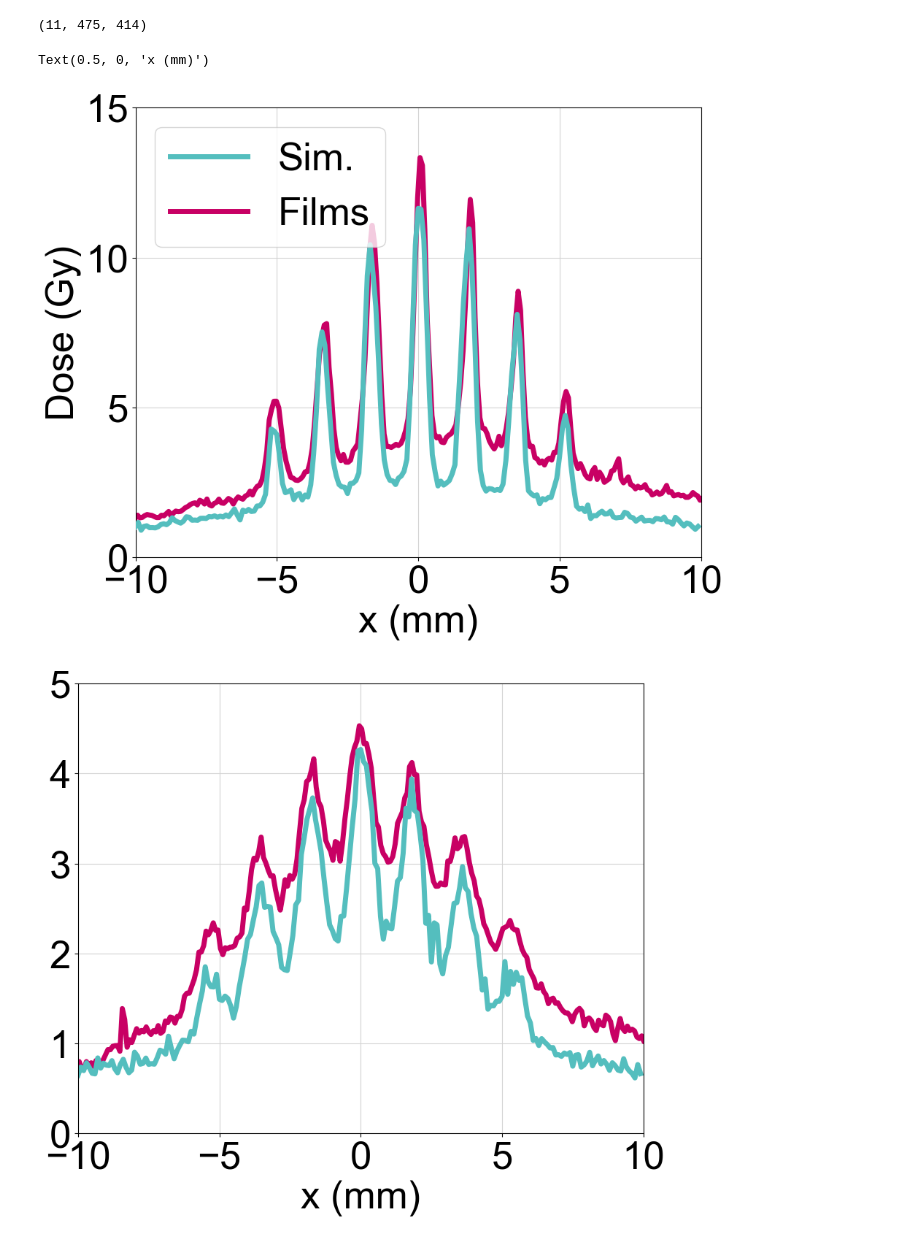
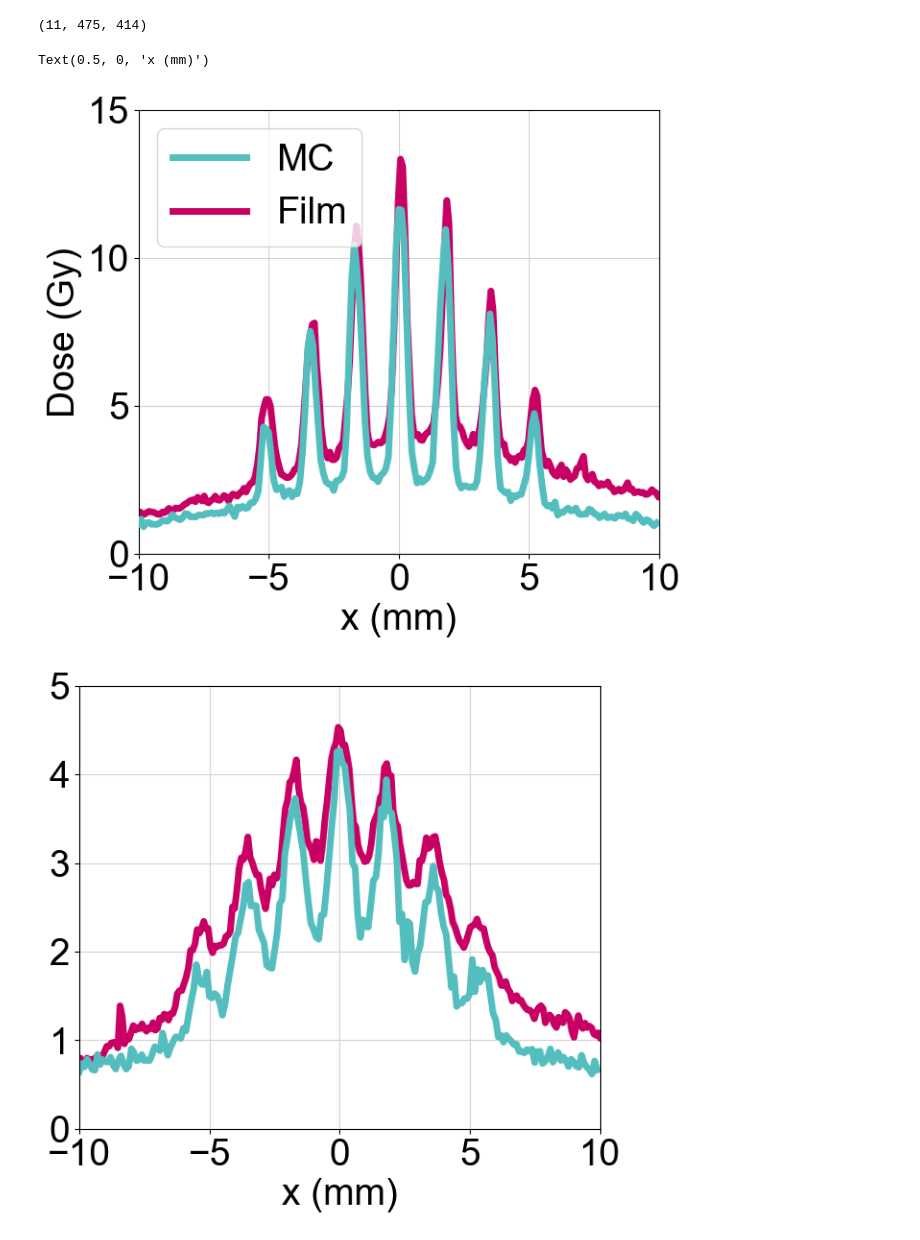
Before and after one commit to NathanClements2000/MedPhysAndSchool, a Jupyter notebook: CLEAR-Thesis/Figures for thesis.ipynb, the cells around one changed output. Drawn from its saved outputs; the diff is of its cells as text; code cells hidden in the pictures.

```diff
--- a/CLEAR-Thesis/Figures for thesis.ipynb
+++ b/CLEAR-Thesis/Figures for thesis.ipynb
@@ -239,10 +248,10 @@ print(np.around(np.interp(1/1.1,1/(grid140[5]),ob200[1]),1))
 # %%
 %matplotlib inline
-#it was size 10,8
+#it was size 7,6
 
 font = {'family' : 'Arial',
         'weight' : 'normal',
-        'size'   : 38}
+        'size'   : 28}
 
 matplotlib.rc('font', **font)
 matplotlib.rcParams['axes.prop_cycle'] = matplotlib.cycler(color=["#c80064","#54bebe"])
@@ -251,40 +260,40 @@ sim1d_1=np.load('D:Desktop/thesis/grid1d_x1.npy')
 sim1d_2=np.load('D:Desktop/thesis/grid1d_x3.npy')
 sim1d_3=np.load('D:Desktop/thesis/grid1d_x2.npy') #not a mistake lol
 
-figure(1,figsize=(10,8))
-plt.plot(np.arange(0,len(sim1d_1))*0.1-10,sim1d_1,lw=5,label='Sim.',c="#54bebe",zorder=3)
-plt.plot(np.arange(0,len(tr1[0]))/300*25.4-6.7-10,np.mean([tr1[219],tr1[218],tr1[220]],axis=0)*(2.73e-8),lw=5,label='Films',c="#c80064",zorder=2)
+figure(1,figsize=(7,6))
+plt.plot(np.arange(0,len(sim1d_1))*0.1-10,sim1d_1,lw=5,label='MC',c="#54bebe",zorder=3)
+plt.plot(np.arange(0,len(tr1[0]))/300*25.4-6.7-10,np.mean([tr1[219],tr1[218],tr1[220]],axis=0)*(2.73e-8),lw=5,label='Film',c="#c80064",zorder=2)
 plt.xlim(-10,10)
 plt.ylim(0,15)
 plt.xticks([-10,-5,0,5,10])
 plt.grid(c='lightgray',zorder=1)
 plt.ylabel('Dose (Gy)')
 plt.xlabel('x (mm)')
 plt.legend( loc='upper left')
 
-figure(2,figsize=(10,8))
+figure(2,figsize=(7,6))
 plt.plot((np.arange(0,len(tr2[0])))/300*25.4-6.7-10-0.2,np.mean([tr2[231],tr2[232],tr2[230]],axis=0)*(2.73e-8),lw=5,label='33 mm GRID')
 plt.plot(np.arange(0,len(sim1d_1))*0.1-10,sim1d_2,lw=5)
 plt.xlim(-10,10)
 plt.ylim(0,5)
 plt.xticks([-10,-5,0,5,10])
 plt.grid(c='lightgray')
 #plt.ylabel('Dose (Gy)')
 plt.xlabel('x (mm)')
 
 print(np.shape(grid200[0]))
-figure(3,figsize=(10,8))
+figure(3,figsize=(7,6))
 plt.plot((np.arange(0,len(grid200[0][-1][0]))+5)/300*25.4-6.7-10,np.mean([grid200[0][-1][222],grid200[0][-1][221],grid200[0][-1][223]],axis=0)*(2.73e-8),lw=5,label='Films')
 plt.plot(np.arange(0,len(sim1d_1))*0.1-10,sim1d_3,lw=5,label='Simulation')
 plt.xlim(-10,10)
 plt.ylim(0,2.75)
 plt.xticks([-10,-5,0,5,10])
 plt.grid(c='lightgray')
 #plt.ylabel('Dose (Gy)')
 plt.xlabel('x (mm)')
 #plt.legend()
 # %% [output]
 (11, 475, 414)
 Text(0.5, 0, 'x (mm)')
-[figure, old version]
+[figure, new version]
-[figure, old version]
+[figure, new version]
```
Also changed, not shown: parts of 2 cells of this notebook, 4 other files.
